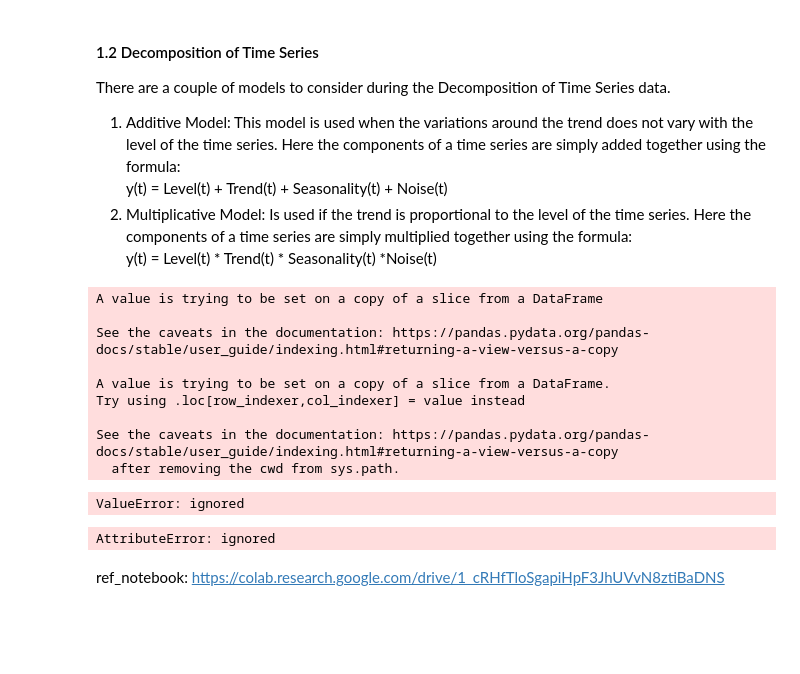
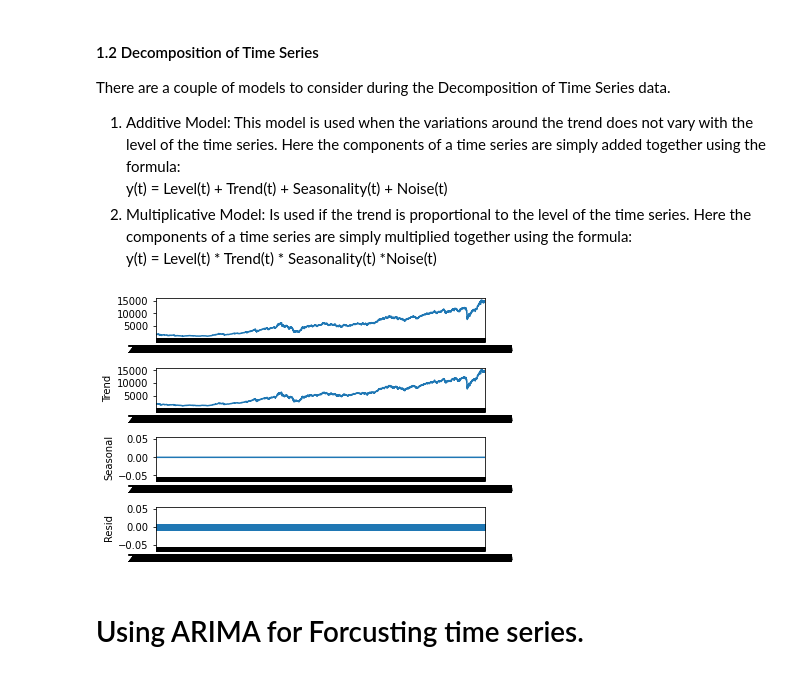
Before and after one commit to DristantaNirola/Nifty50_Index_Movement_Prediction, a Jupyter notebook: Capston_project_nifty_Stock_direction.ipynb, the cells around one changed output. Cells and saved outputs as stored; diff of their text form; code cells hidden in the pictures; blank space fills up the shorter version.

```diff
--- a/Capston_project_nifty_Stock_direction.ipynb
+++ b/Capston_project_nifty_Stock_direction.ipynb
@@ -218,30 +212,3 @@ There are a couple of models to consider during the Decomposition of Time Series
 y(t) = Level(t) + Trend(t) + Seasonality(t) + Noise(t)
 2. Multiplicative Model: Is used if the trend is proportional to the level of the time series. Here the components of a time series are simply multiplied together using the formula:
 y(t) = Level(t) * Trend(t) * Seasonality(t) *Noise(t)
-# %%
-df= nifty_data[['Date','Close']]
-df.dropna(inplace=True)
-df.reset_index(inplace=True)
-df['Date'] = pd.to_datetime(df['Date'])
-df = df.set_index('Date')
-df.sort_index(inplace= True)
-s=sm.tsa.seasonal_decompose(df)
-# %% [output]
-A value is trying to be set on a copy of a slice from a DataFrame
-
-See the caveats in the documentation: https://pandas.pydata.org/pandas-docs/stable/user_guide/indexing.html#returning-a-view-versus-a-copy
-
-A value is trying to be set on a copy of a slice from a DataFrame.
-Try using .loc[row_indexer,col_indexer] = value instead
-
-See the caveats in the documentation: https://pandas.pydata.org/pandas-docs/stable/user_guide/indexing.html#returning-a-view-versus-a-copy
-  after removing the cwd from sys.path.
-ValueError: ignored
-# %%
-import statsmodels.api as sm
-decomposition= sm.tsa.seasonal_decompose(nifty_df['Close'], model= 'additive')
-fig = decomposition.plot()
-# %% [output]
-AttributeError: ignored
-# %% [markdown]
-ref_notebook: https://colab.research.google.com/drive/1_cRHfTloSgapiHpF3JhUVvN8ztiBaDNS
@@ -247,0 +218,8 @@ ref_notebook: https://colab.research.google.com/drive/1_cRHfTloSgapiHpF3JhUVvN8z
+# %%
+df= pd.DataFrame(nifty_df['Close'])
+s=seasonal_decompose(df, model= 'additive', period= 1)
+fig = s.plot()
+# %% [output]
+[figure, added]
+# %% [markdown]
+# Using ARIMA for Forcusting time series.
```
Also changed, not shown: parts of 78 cells of this notebook.
